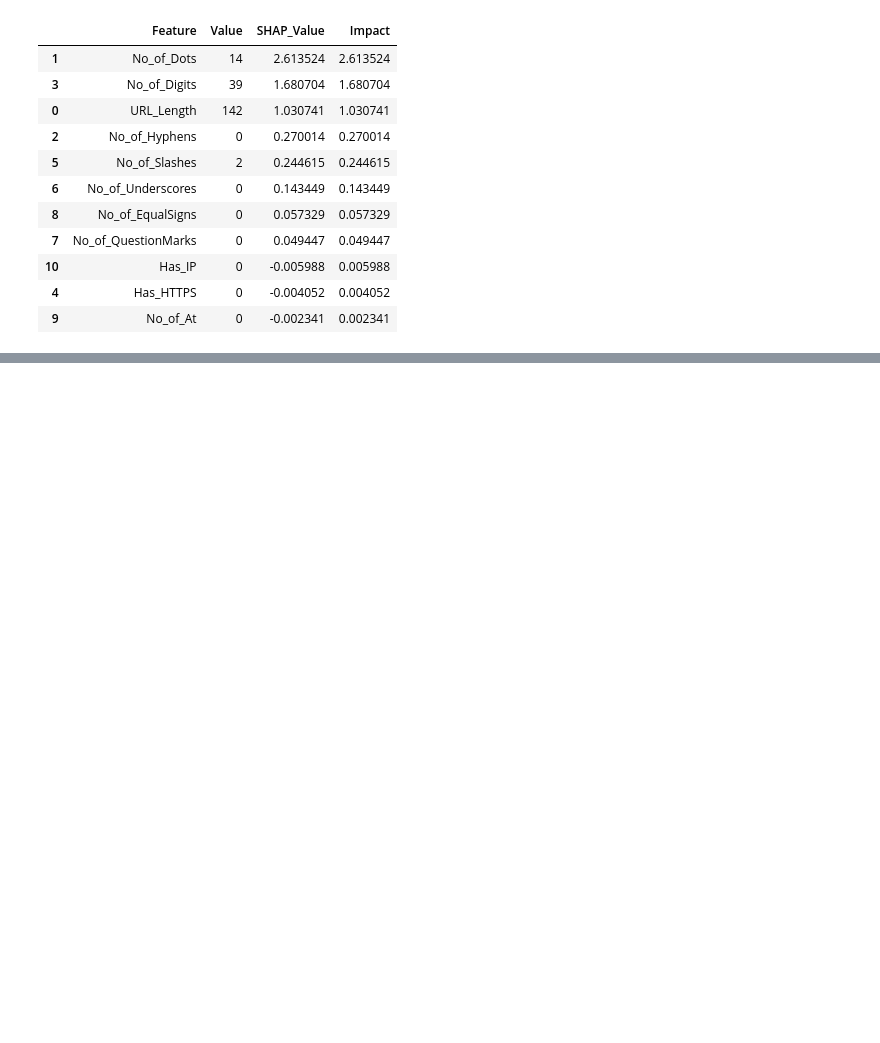
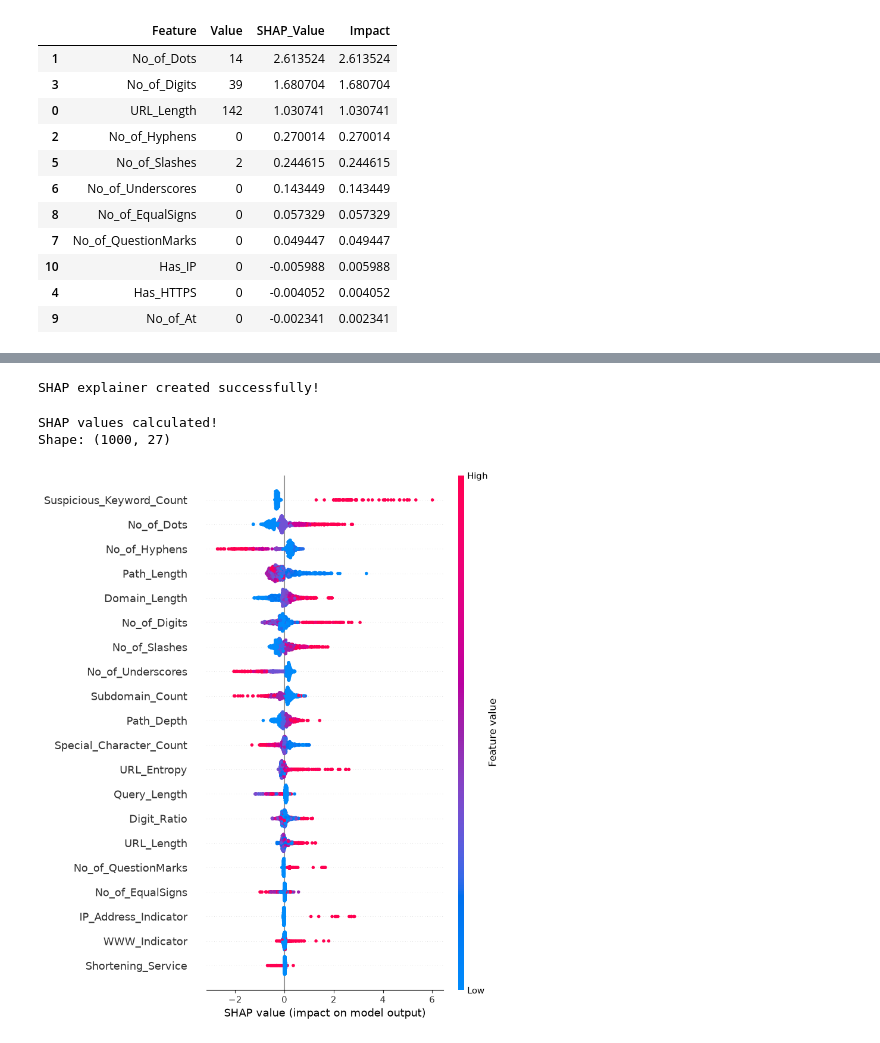
Before and after one commit to SAYAMOHAN/PhishGuardXAI, a Jupyter notebook: xai/SHAP_Analysis.ipynb, the cells around one changed output, grey strips where cells are left out. Saved outputs shown, nothing was run; the diff lists cells and outputs as text; code cells hidden in the pictures; blank space fills up the shorter version.

```diff
--- a/xai/SHAP_Analysis.ipynb
+++ b/xai/SHAP_Analysis.ipynb
@@ -0,0 +1,22 @@
+# %%
+import pandas as pd
+import numpy as np
+import joblib
+import shap
+import matplotlib.pyplot as plt
+
+model2 = joblib.load(
+    "../models/lightgbm_model2.pkl"
+)
+
+X_test2 = pd.read_csv(
+    "../datasets/processed/X_test_model2.csv"
+)
+
+y_test2 = pd.read_csv(
+    "../datasets/processed/y_test_model2.csv"
+).squeeze()
+
+print("Model loaded successfully!")
+print("X_test shape:", X_test2.shape)
+print("Number of features:", X_test2.shape[1])
@@ -159,0 +223,26 @@ shap_data
+# %%
+explainer2 = shap.TreeExplainer(model2)
+
+print("SHAP explainer created successfully!")
+# %% [output]
+SHAP explainer created successfully!
+# %%
+X_sample2 = X_test2.sample(
+    n=min(1000, len(X_test2)),
+    random_state=42
+)
+
+shap_values2 = explainer2(X_sample2)
+
+print("SHAP values calculated!")
+print("Shape:", shap_values2.values.shape)
+# %% [output]
+SHAP values calculated!
+Shape: (1000, 27)
+# %%
+shap.summary_plot(
+    shap_values2,
+    X_sample2
+)
+# %% [output]
+[figure, added]
```
Also changed, not shown: parts of 36 cells of this notebook.
